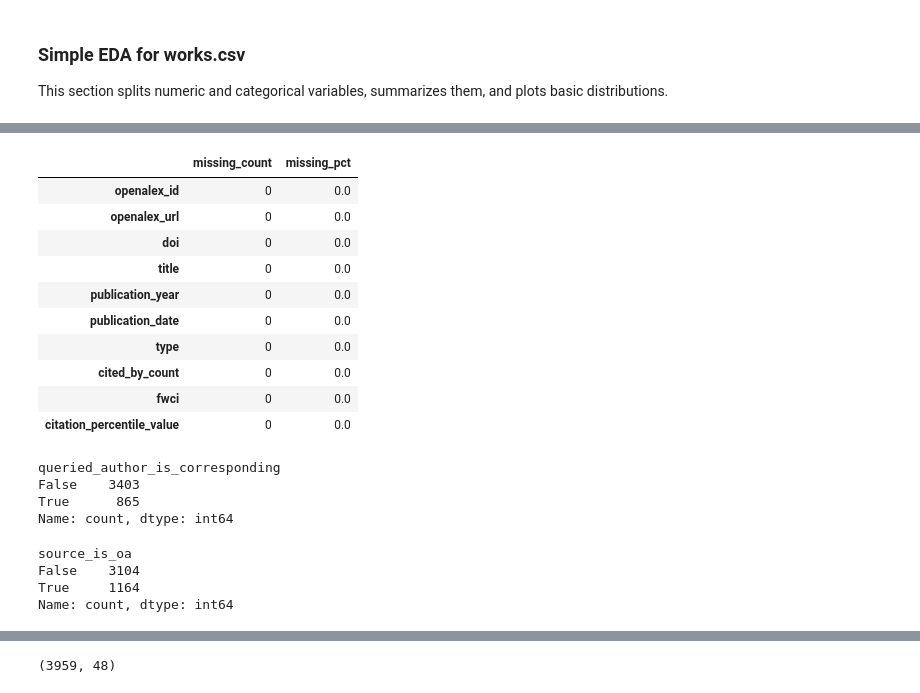
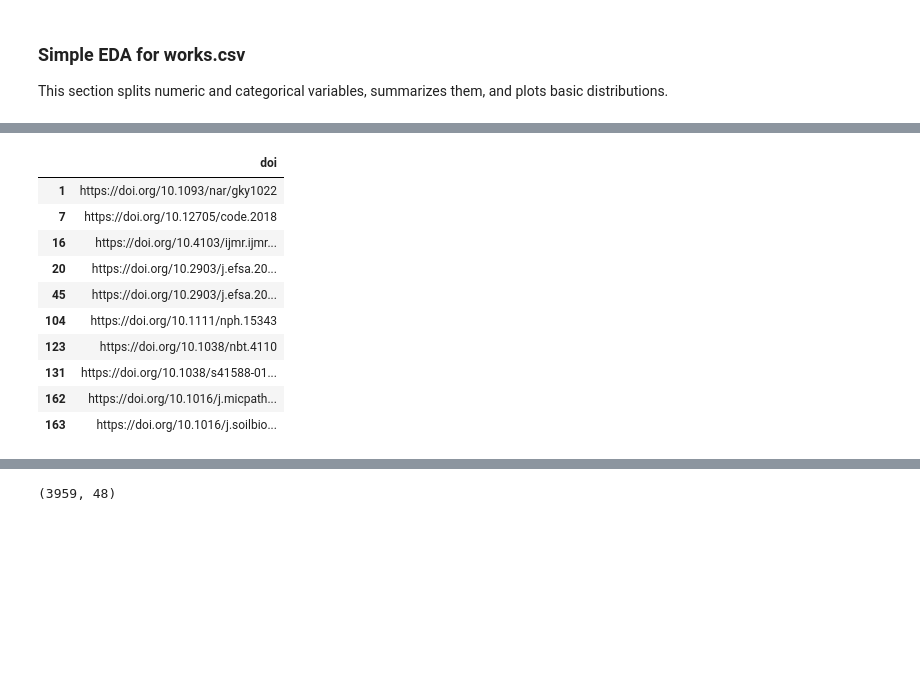
Before and after one commit to Ciampitti-Lab/PublicationAnalysis, a Jupyter notebook: Machine_learning/Preprocessing/P1_cleaning_data.ipynb, the cells around one changed output, grey strips where cells are left out. Saved outputs shown, nothing was run; the diff lists cells and outputs as text; code cells hidden in the pictures; blank space fills up the shorter version.

```diff
--- a/Machine_learning/Preprocessing/P1_cleaning_data.ipynb
+++ b/Machine_learning/Preprocessing/P1_cleaning_data.ipynb
@@ -111,14 +80,0 @@ journals_raw_data.to_csv("/home/ramir713/repos/PublicationAnalysis/data/machine_
-# %%
-
-# Load the CSV file
-raw_data = pd.read_csv("/home/ramir713/repos/PublicationAnalysis/data/machine_learning_data/peer_reviewed_journals_filtered.csv")
-
-# Convert the column into a Python list with quotes and commas
-peer_reviewed= [
-    f"'{journal}',"
-    for journal in raw_data["peer_reviewed_journal"].dropna().unique()
-]
-
-# Print the result
-for journal in peer_reviewed:
-    print(journal)
@@ -671,40 +292,29 @@ missing_summary.head(10)
 # %%
-raw_data_filtered.fillna({'doi': 'missing','source_host_org_name':'missing','apc_list_value_usd': raw_data_filtered['apc_list_value_usd'].mean()}, inplace=True)
-raw_data_filtered['apc_paid_value_usd'] = raw_data_filtered['apc_paid_value_usd'].fillna(raw_data_filtered['apc_list_value_usd'])
-raw_data_filtered.drop(['cited_by_api_url','keywords'], axis=1, inplace=True)
-missing_counts = raw_data_filtered.isna().sum()
-missing_pct = (missing_counts / len(raw_data_filtered) * 100).round(2)
+preferred = [c for c in raw_data.columns if c.lower() == "corresponding_author_id"]
+if preferred:
+    corresponding_author_col = preferred[0]
+else:
+    candidates = [
+        c
+        for c in raw_data.columns
+        if "corresponding" in c.lower() and "author" in c.lower()
+    ]
+    if not candidates:
+        raise KeyError("No corresponding author id column found in raw_data")
+    corresponding_author_col = candidates[0]
 
-missing_summary = pd.DataFrame({
-    "missing_count": missing_counts,
-    "missing_pct": missing_pct,
-}).sort_values("missing_count", ascending=False)
-
-missing_summary.head(10)
+missing_corresponding = raw_data[raw_data[corresponding_author_col].isna()]
+missing_corresponding[["doi"]].head(10)
 # %% [output]
-|  | missing_count | missing_pct |
-| openalex_id | 0 | 0.0 |
-| openalex_url | 0 | 0.0 |
-| doi | 0 | 0.0 |
-| title | 0 | 0.0 |
-| publication_year | 0 | 0.0 |
-| publication_date | 0 | 0.0 |
-| type | 0 | 0.0 |
-| cited_by_count | 0 | 0.0 |
-| fwci | 0 | 0.0 |
-| citation_percentile_value | 0 | 0.0 |
+|  | doi |
+| 1 | https://doi.org/10.1093/nar/gky1022 |
+| 7 | https://doi.org/10.12705/code.2018 |
+| 16 | https://doi.org/10.4103/ijmr.ijmr... |
+| 20 | https://doi.org/10.2903/j.efsa.20... |
+| 45 | https://doi.org/10.2903/j.efsa.20... |
+| 104 | https://doi.org/10.1111/nph.15343 |
+| 123 | https://doi.org/10.1038/nbt.4110 |
+| 131 | https://doi.org/10.1038/s41588-01... |
+| 162 | https://doi.org/10.1016/j.micpath... |
+| 163 | https://doi.org/10.1016/j.soilbio... |
-# %%
-raw_data_filtered.queried_author_is_corresponding.value_counts()
-# %% [output]
-queried_author_is_corresponding
-False    3403
-True      865
-Name: count, dtype: int64
-# %%
-raw_data_filtered.source_is_oa.value_counts()
-# %% [output]
-source_is_oa
-False    3104
-True     1164
-Name: count, dtype: int64
 # %%
```
Also changed, not shown: parts of 34 cells of this notebook, 1 other file.
